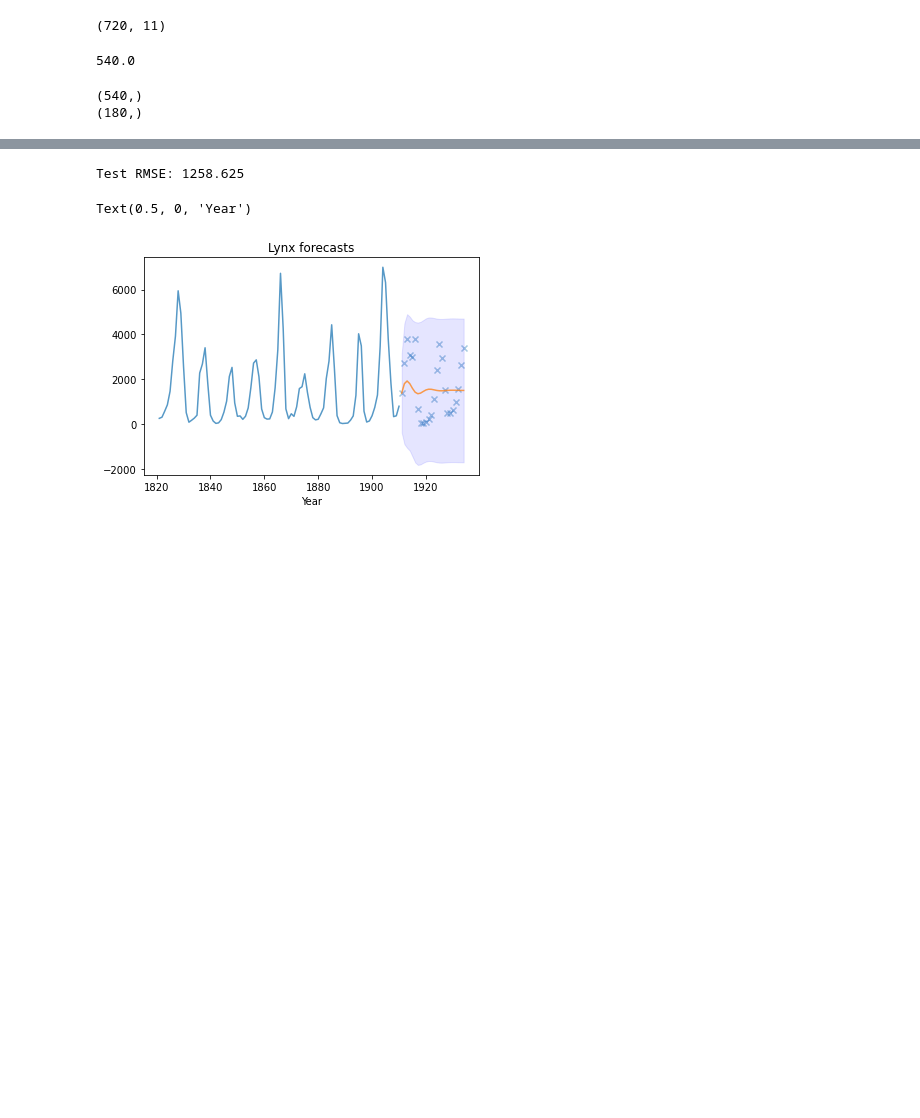
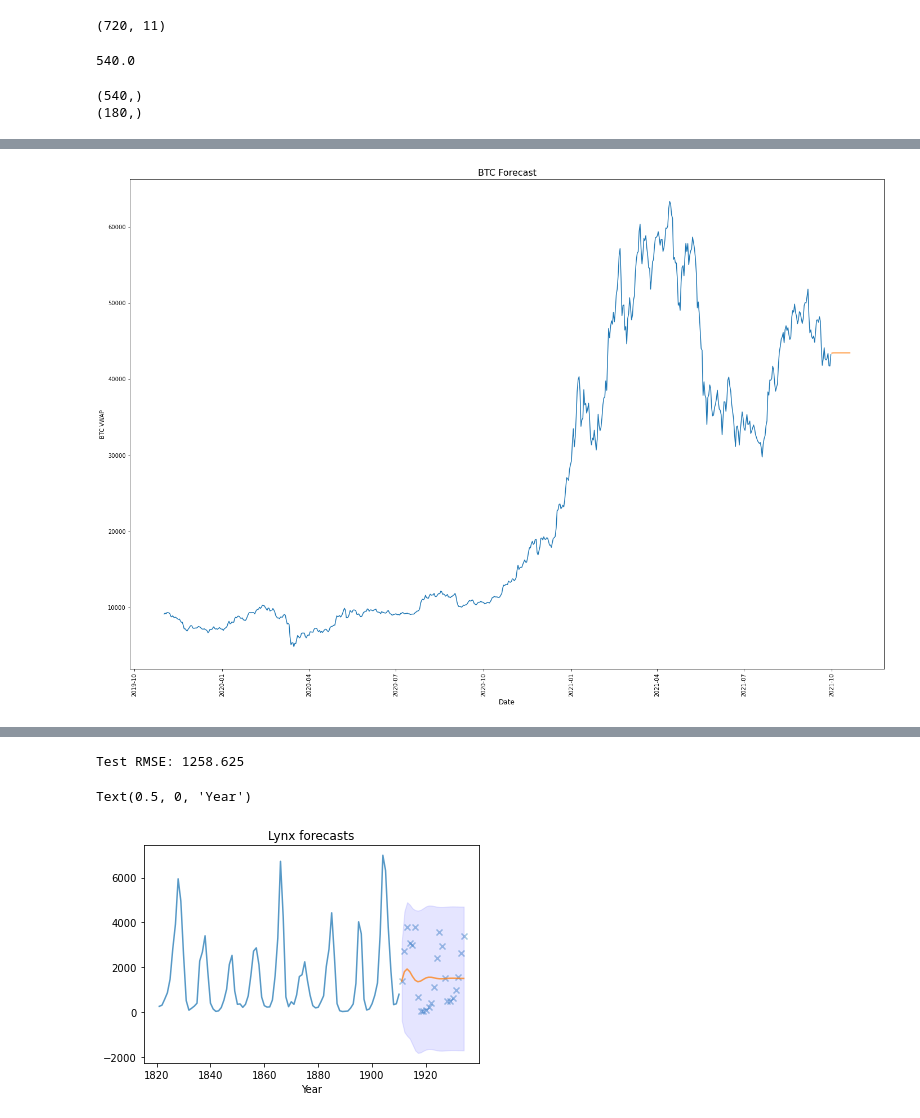
Before and after one commit to hank-butler/hf, a Jupyter notebook: btc_forecast_20211018.ipynb, the cells around one changed output, grey strips where cells are left out. Cells and saved outputs as stored; diff of their text form; code cells hidden in the pictures; blank space fills up the shorter version.

```diff
--- a/btc_forecast_20211018.ipynb
+++ b/btc_forecast_20211018.ipynb
@@ -209,0 +224,16 @@ Freq: -1440T, Name: vwap_BTC, dtype: float64
+# %%
+plt.figure(figsize = (24, 16))
+plt.plot(train.index, train)
+plt.plot(test.index, preds)
+plt.title("BTC Forecast", size = 16)
+plt.xlabel("Date", size = 12)
+plt.xticks(rotation = 'vertical')
+plt.ylabel("BTC VWAP")
+
+'''plt.fill_between(#x_years[x_axis[-preds.shape[0]:]],
+                 conf_int[:, 0], conf_int[:, 1],
+                 alpha=0.1, color='b')
+'''
+plt.show();
+# %% [output]
+[figure, added]
```
Also changed, not shown: parts of 11 cells of this notebook.
